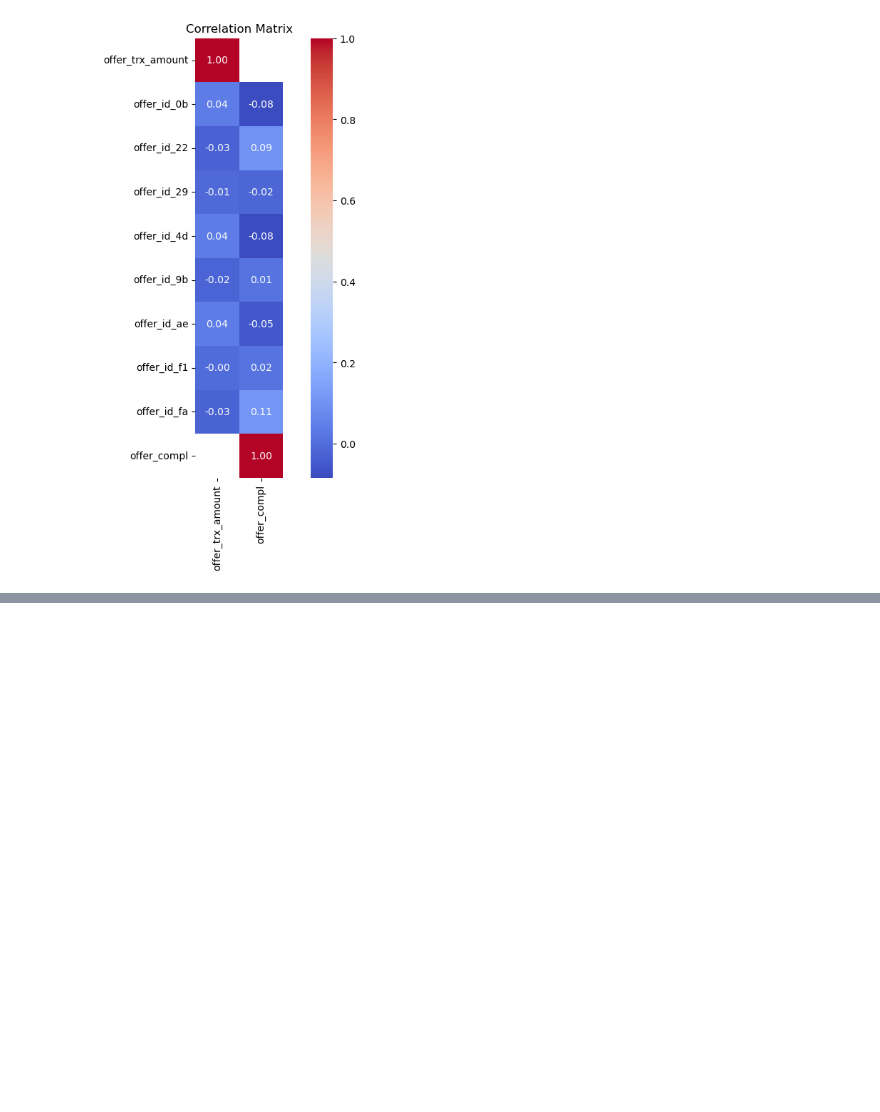
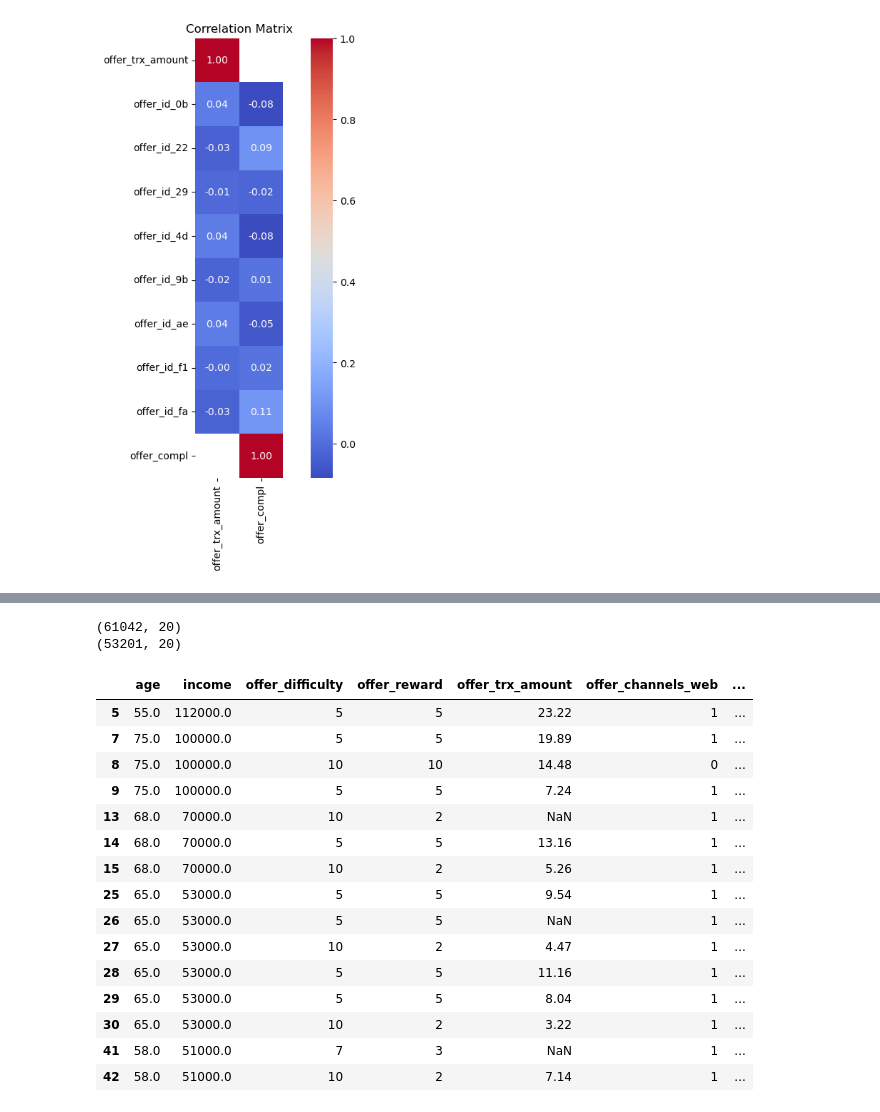
Before and after one commit to Oliver-Balb/Starbucks, a Jupyter notebook: Starbuck_Capstone_notebook-Analysis.ipynb, the cells around one changed output, grey strips where cells are left out. Saved outputs shown, nothing was run; the diff lists cells and outputs as text; code cells hidden in the pictures; blank space fills up the shorter version.

```diff
--- a/Starbuck_Capstone_notebook-Analysis.ipynb
+++ b/Starbuck_Capstone_notebook-Analysis.ipynb
@@ -805,0 +754,45 @@ correlation_matrix[['offer_trx_amount']]
+# %%
+print(offer_agg.shape)
+
+# Delete rows with NaN values gender/age/income columns
+offer_agg_cleaned = offer_agg.dropna(subset=['age'])
+
+print(offer_agg_cleaned.shape)
+# %% [output]
+(61042, 20)
+(53201, 20)
+# %%
+# One-hot encode offer_channels as it is a multivalue field
+offer_agg_cleaned = dph.split_strlist_into_cols(offer_agg_cleaned, 'offer_channels')
+# %%
+# One-hot encode categorial values: offer_type
+offer_agg_cleaned = dph.one_hot_encode(offer_agg_cleaned, 'offer_type')
+# %%
+# One-hot encode categorial values:  gender
+offer_agg_cleaned = dph.one_hot_encode(offer_agg_cleaned, 'gender')
+# %%
+offer_agg_cleaned = offer_agg_cleaned[['age', 'income', 'member_years',
+       'offer_difficulty', 'offer_reward',
+       'offer_trx_amount', 'offer_channels_web',
+       'offer_channels_email', 'offer_channels_mobile',
+       'offer_channels_social', 'offer_type_bogo', 'offer_type_discount',
+       'gender_F', 'gender_M', 'gender_O']]
+# %%
+offer_agg_cleaned.head(15)
+# %% [output]
+|  | age | income | offer_difficulty | offer_reward | offer_trx_amount | offer_channels_web | ... |
+| 5 | 55.0 | 112000.0 | 5 | 5 | 23.22 | 1 | ... |
+| 7 | 75.0 | 100000.0 | 5 | 5 | 19.89 | 1 | ... |
+| 8 | 75.0 | 100000.0 | 10 | 10 | 14.48 | 0 | ... |
+| 9 | 75.0 | 100000.0 | 5 | 5 | 7.24 | 1 | ... |
+| 13 | 68.0 | 70000.0 | 10 | 2 | NaN | 1 | ... |
+| 14 | 68.0 | 70000.0 | 5 | 5 | 13.16 | 1 | ... |
+| 15 | 68.0 | 70000.0 | 10 | 2 | 5.26 | 1 | ... |
+| 25 | 65.0 | 53000.0 | 5 | 5 | 9.54 | 1 | ... |
+| 26 | 65.0 | 53000.0 | 5 | 5 | NaN | 1 | ... |
+| 27 | 65.0 | 53000.0 | 10 | 2 | 4.47 | 1 | ... |
+| 28 | 65.0 | 53000.0 | 5 | 5 | 11.16 | 1 | ... |
+| 29 | 65.0 | 53000.0 | 5 | 5 | 8.04 | 1 | ... |
+| 30 | 65.0 | 53000.0 | 10 | 2 | 3.22 | 1 | ... |
+| 41 | 58.0 | 51000.0 | 7 | 3 | NaN | 1 | ... |
+| 42 | 58.0 | 51000.0 | 10 | 2 | 7.14 | 1 | ... |
```
Also changed, not shown: parts of 15 cells of this notebook.
